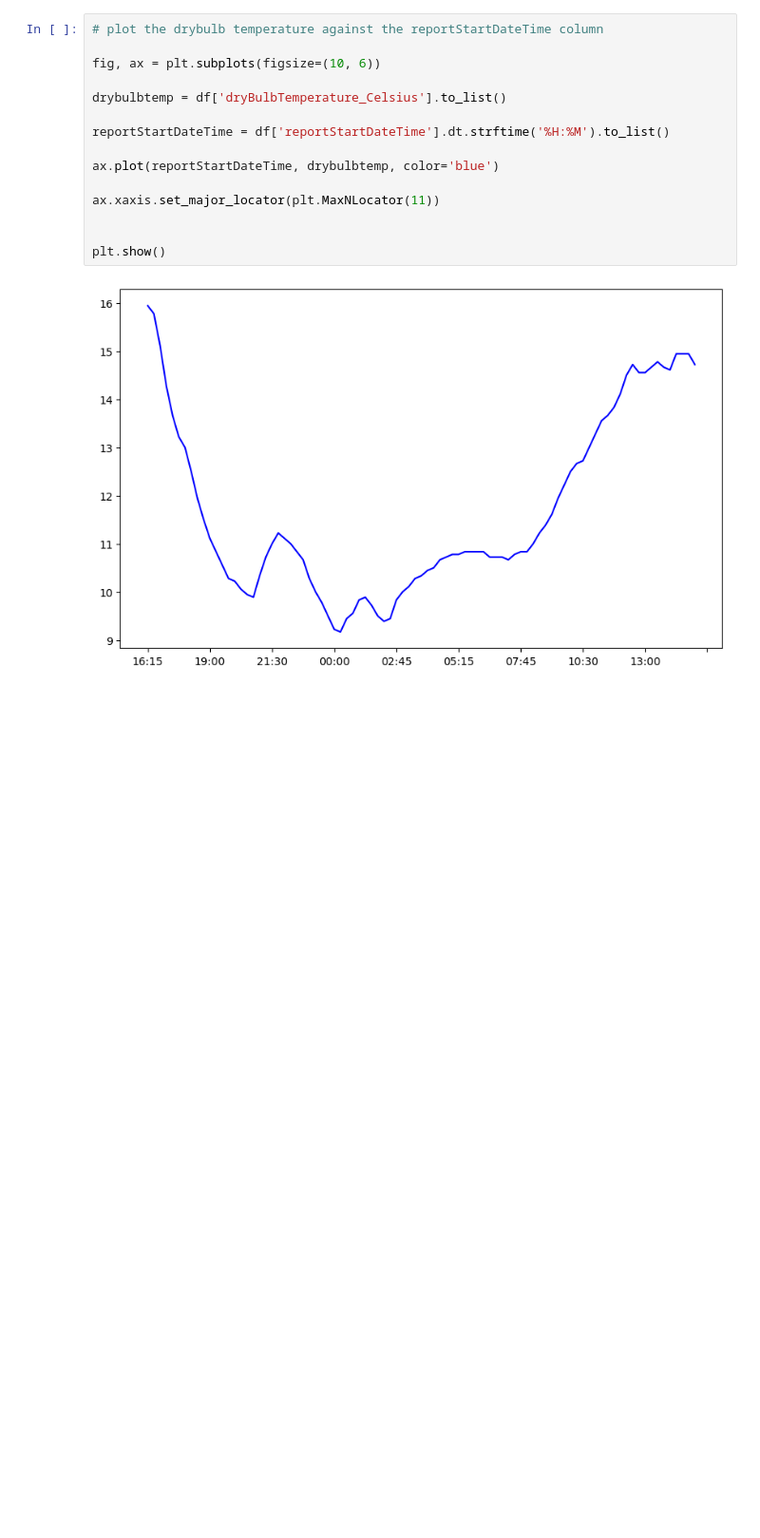
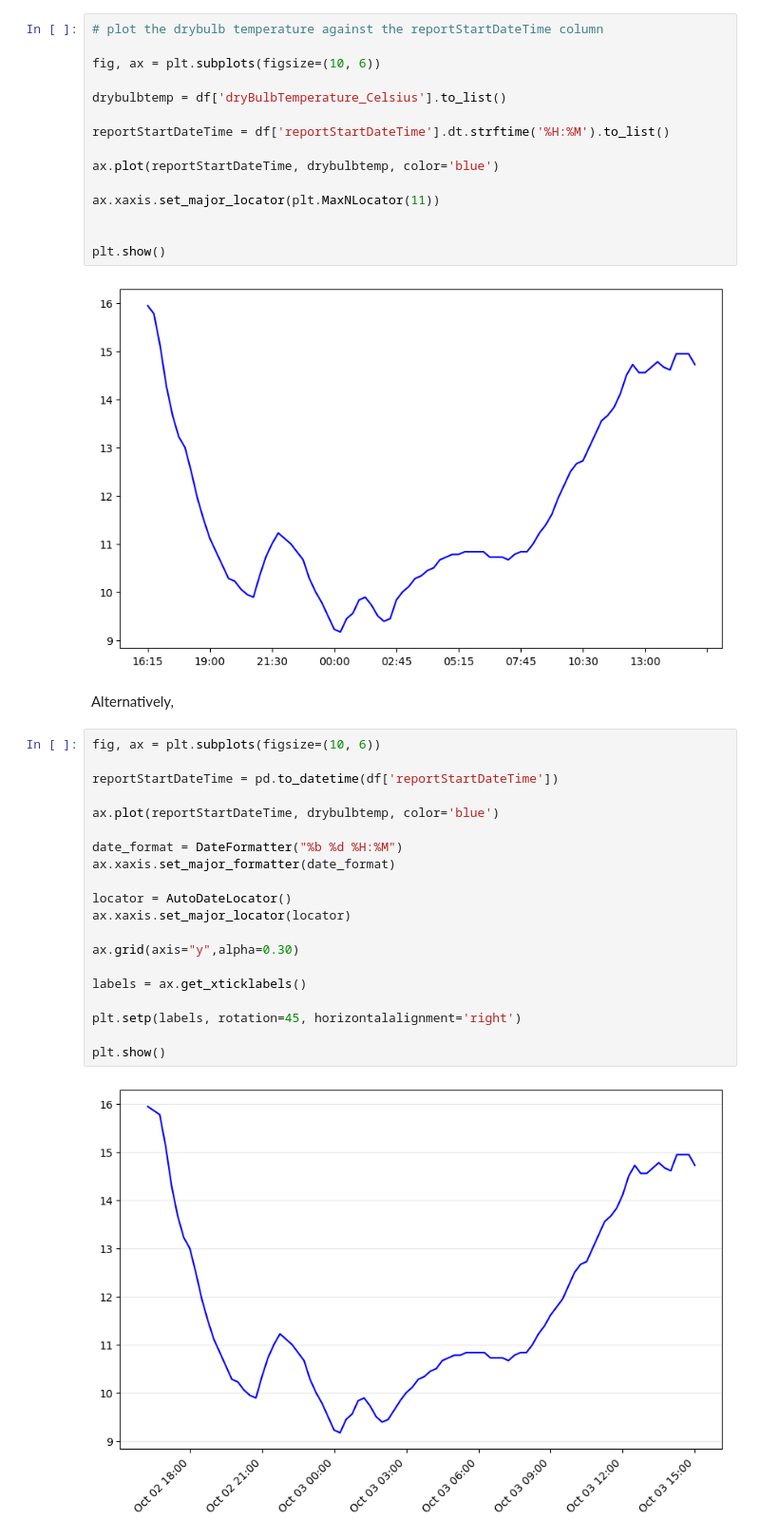
Before and after one commit to MikeCurleyCoosan/PFDA, a Jupyter notebook: PFDA_mywork/PFDA_Week3/dateTime.ipynb, the cells around one changed output. Shown at 95% size. Cells and saved outputs as stored; diff of their text form; blank space fills up the shorter version.

Commit message:
Working on dateTime.ipynb

```diff
--- a/PFDA_mywork/PFDA_Week3/dateTime.ipynb
+++ b/PFDA_mywork/PFDA_Week3/dateTime.ipynb
@@ -114,3 +115,27 @@ ax.xaxis.set_major_locator(plt.MaxNLocator(11))
 plt.show()
 # %% [output]
 [figure]
+# %% [markdown]
+Alternatively,
+# %%
+fig, ax = plt.subplots(figsize=(10, 6))
+
+reportStartDateTime = pd.to_datetime(df['reportStartDateTime'])
+
+ax.plot(reportStartDateTime, drybulbtemp, color='blue')
+
+date_format = DateFormatter("%b %d %H:%M")
+ax.xaxis.set_major_formatter(date_format)
+
+locator = AutoDateLocator()
+ax.xaxis.set_major_locator(locator)
+
+ax.grid(axis="y",alpha=0.30)
+
+labels = ax.get_xticklabels()
+
+plt.setp(labels, rotation=45, horizontalalignment='right')
+
+plt.show()
+# %% [output]
+[figure, added]
```
Also changed, not shown: parts of 1 cell of this notebook.
